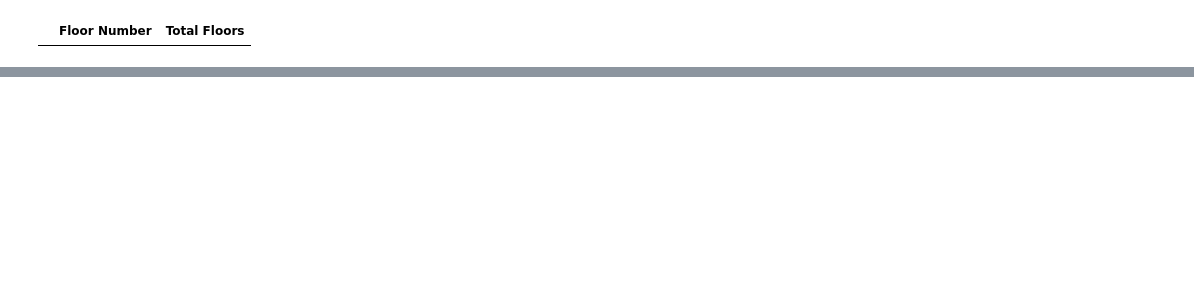
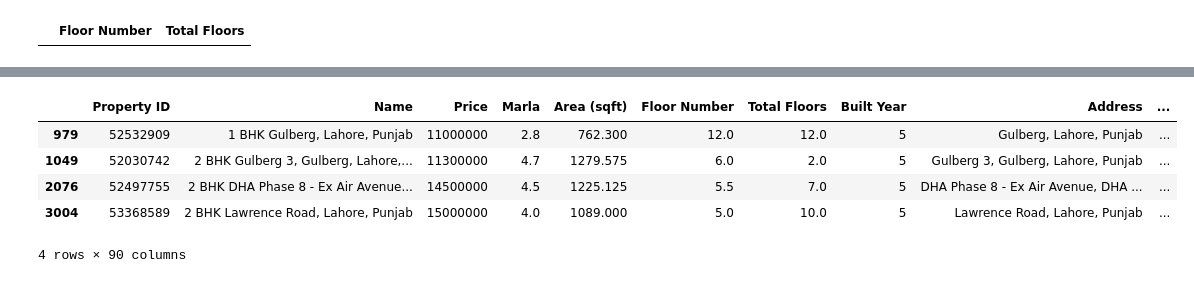
Before and after one commit to zeeshanAhmed2798/real-estate-ml-project, a Jupyter notebook: Data Cleaning/lahore_flats_cleaning.ipynb, the cells around one changed output, grey strips where cells are left out. Drawn from its saved outputs; the diff is of its cells as text; code cells hidden in the pictures; blank space fills up the shorter version.

```diff
--- a/Data Cleaning/lahore_flats_cleaning.ipynb
+++ b/Data Cleaning/lahore_flats_cleaning.ipynb
@@ -508,3 +520,3 @@ Built Year
 Name: count, dtype: int64
 # %%
-df["Built Year"] = pd.to_numeric(df["Built Year"], errors="coerce")
+df["Built Year"] = pd.to_numeric(df["Built Year"], errors="coerce").astype("Int64")
@@ -536,4 +546,4 @@ Built Year
 Name: count, dtype: int64
 # %%
-df["Built Year"] = pd.to_numeric(df["Built Year"], errors="coerce")
-df.loc[~df["Built Year"].between(1980, 2030), "Built Year"] = np.nan
+# df["Built Year"] = pd.to_numeric(df["Built Year"], errors="coerce")
+# df.loc[~df["Built Year"].between(1980, 2030), "Built Year"] = np.nan
@@ -539,0 +570,9 @@ df.loc[~df["Built Year"].between(1980, 2030), "Built Year"] = np.nan
+# %%
+df[df['Built Year']=='5']
+# %% [output]
+|  | Property ID | Name | Price | Marla | Area (sqft) | Floor Number | Total Floors | Built Year | Address | ... |
+| 979 | 52532909 | 1 BHK Gulberg, Lahore, Punjab | 11000000 | 2.8 | 762.300 | 12.0 | 12.0 | 5 | Gulberg, Lahore, Punjab | ... |
+| 1049 | 52030742 | 2 BHK Gulberg 3, Gulberg, Lahore,... | 11300000 | 4.7 | 1279.575 | 6.0 | 2.0 | 5 | Gulberg 3, Gulberg, Lahore, Punjab | ... |
+| 2076 | 52497755 | 2 BHK DHA Phase 8 - Ex Air Avenue... | 14500000 | 4.5 | 1225.125 | 5.5 | 7.0 | 5 | DHA Phase 8 - Ex Air Avenue, DHA ... | ... |
+| 3004 | 53368589 | 2 BHK Lawrence Road, Lahore, Punjab | 15000000 | 4.0 | 1089.000 | 5.0 | 10.0 | 5 | Lawrence Road, Lahore, Punjab | ... |
+4 rows × 90 columns
```
Also changed, not shown: parts of 16 cells of this notebook.
